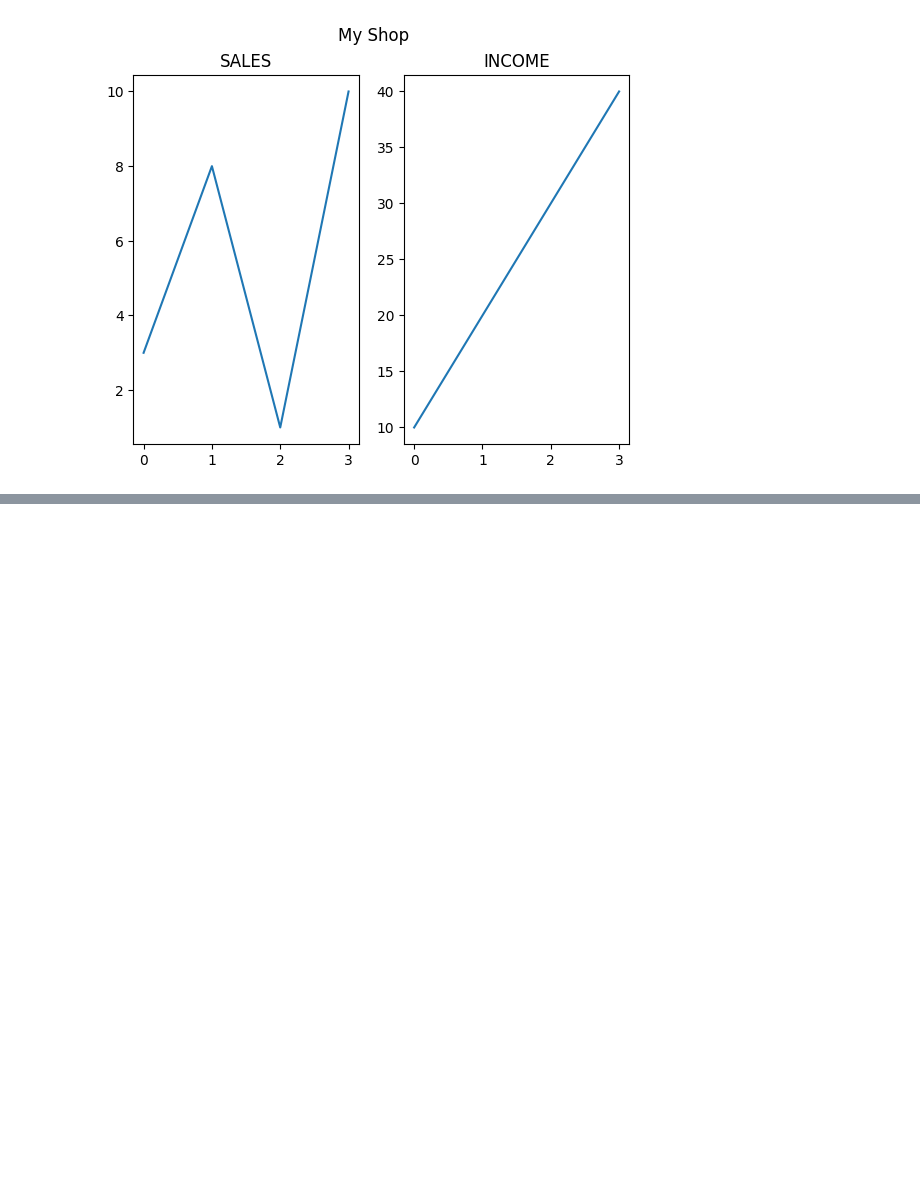
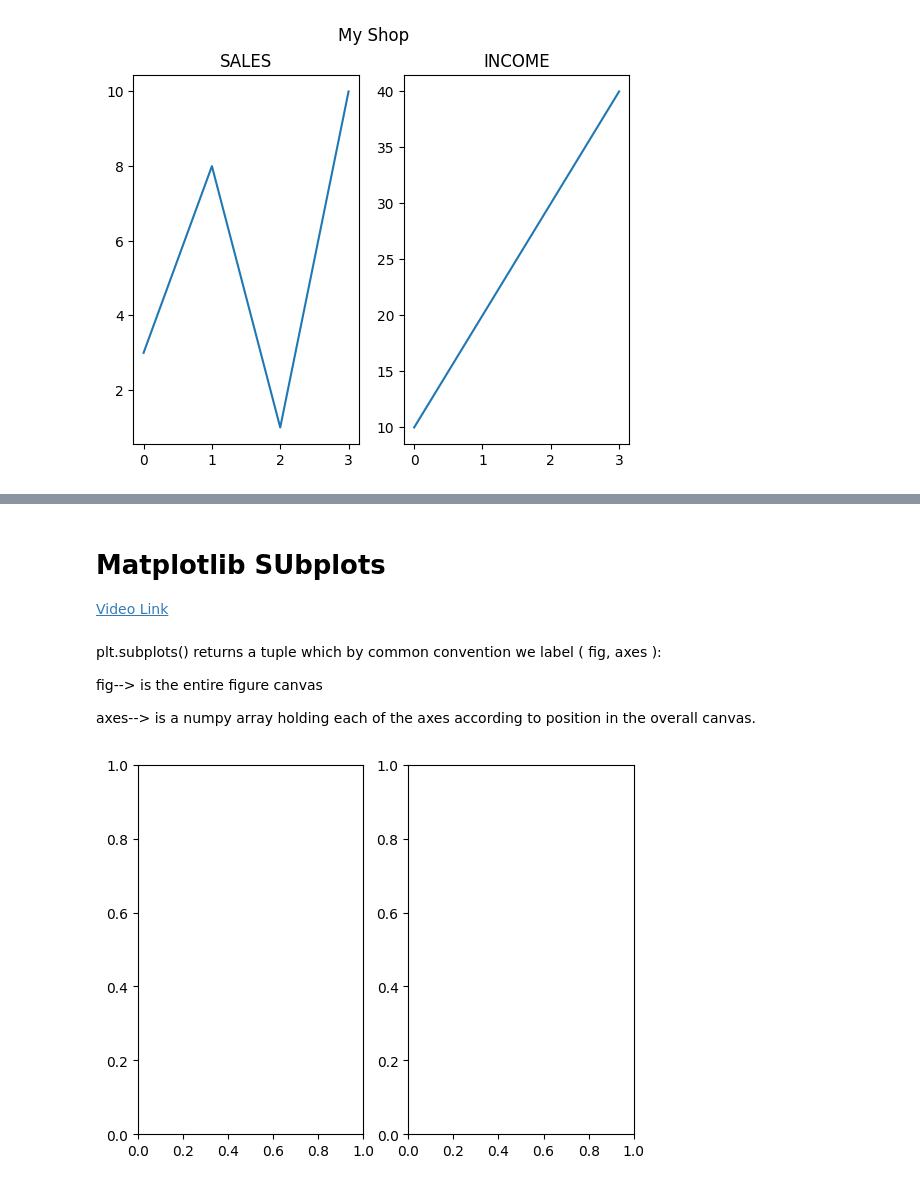
Before and after one commit to BimalGhimire38/Extra_Python_Stuffs, a Jupyter notebook: Matplotlib_Revision_from_w3shcools.ipynb, the cells around one changed output, grey strips where cells are left out. Drawn from its saved outputs; the diff is of its cells as text; code cells hidden in the pictures; blank space fills up the shorter version.

```diff
--- a/Matplotlib_Revision_from_w3shcools.ipynb
+++ b/Matplotlib_Revision_from_w3shcools.ipynb
@@ -398,0 +428,13 @@ plt.show()
+# %% [markdown]
+# Matplotlib SUbplots
+[Video Link](https://youtu.be/jVF7HtEZJ3w)
+# %% [markdown]
+plt.subplots() returns a tuple which by common convention we label ( fig, axes ):
+
+fig--> is the entire figure canvas
+
+axes--> is a numpy array holding each of the axes according to position in the overall canvas.
+# %%
+fig, axes = plt.subplots(nrows=1,ncols=2)
+# %% [output]
+[figure, added]
```
Also changed, not shown: parts of 11 cells of this notebook.
